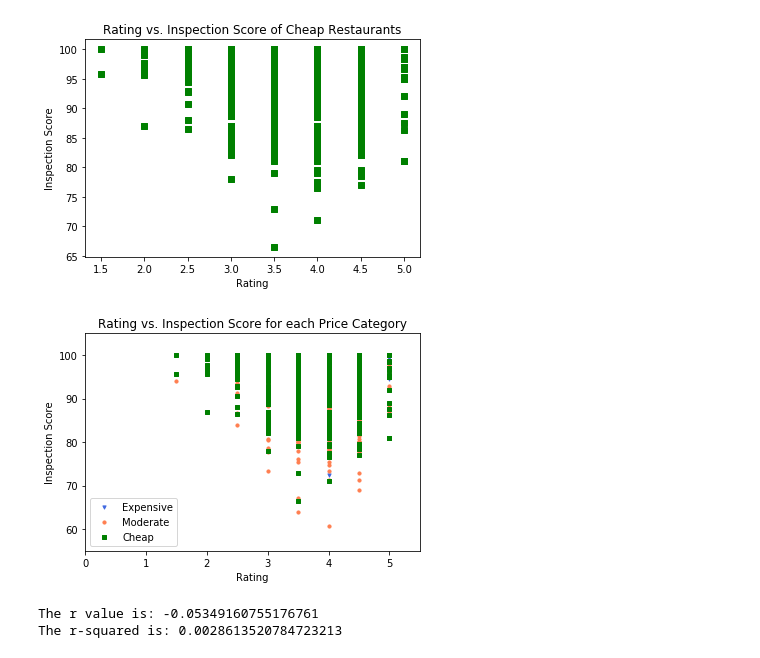
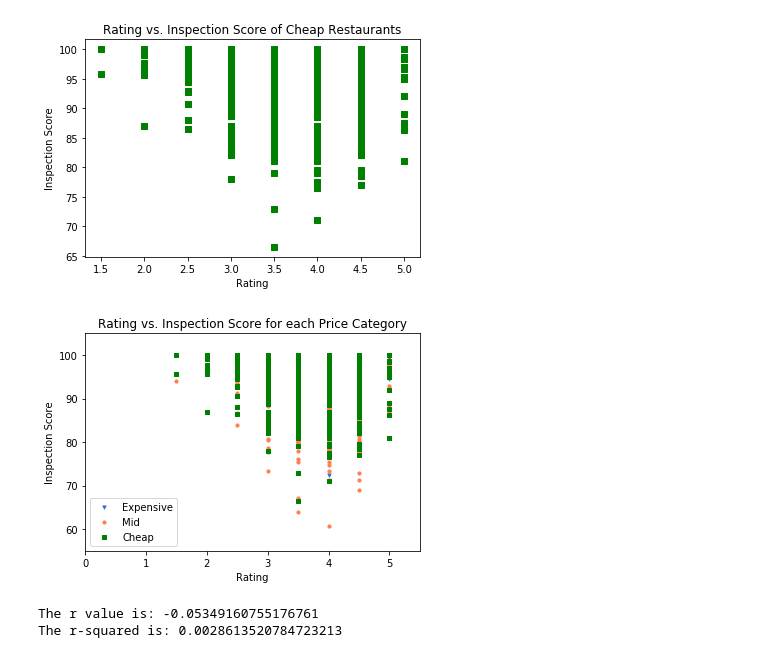
Before and after one commit to DCMilligan88/PriceVsHealth, a Jupyter notebook: analysis_project1.ipynb, the cells around one changed output. Drawn from its saved outputs; the diff is of its cells as text; code cells hidden in the pictures.

```diff
--- a/analysis_project1.ipynb
+++ b/analysis_project1.ipynb
@@ -328,18 +330,18 @@ plt.show()
 # %%
 # Build a scatter plot for each data type
 fig = plt.figure()
 ax1 = fig.add_subplot(111)
 ax1.set_ylim([55, 105])
 ax1.set_xlim([0,5.5])
 ax1.scatter(expensive_data["Rating"], expensive_data["Score"], s= 10, c='royalblue', marker="v", label='Expensive')
-ax1.scatter(moderate_data["Rating"],moderate_data["Score"], s=10, c='coral', marker="o", label='Moderate')
+ax1.scatter(moderate_data["Rating"],moderate_data["Score"], s=10, c='coral', marker="o", label='Mid')
 ax1.scatter(cheap_data["Rating"],cheap_data["Score"], s=10, c='g', marker="s", label='Cheap')
 
 plt.legend(loc='best')
 plt.title("Rating vs. Inspection Score for each Price Category")
 plt.xlabel("Rating")
 plt.ylabel("Inspection Score")
 plt.savefig("Rating vs Inspection Score for each category.png")
 plt.show()
 # %% [output]
-[figure, old version]
+[figure, new version]
```
Also changed, not shown: parts of 11 cells of this notebook, 3 other files.
